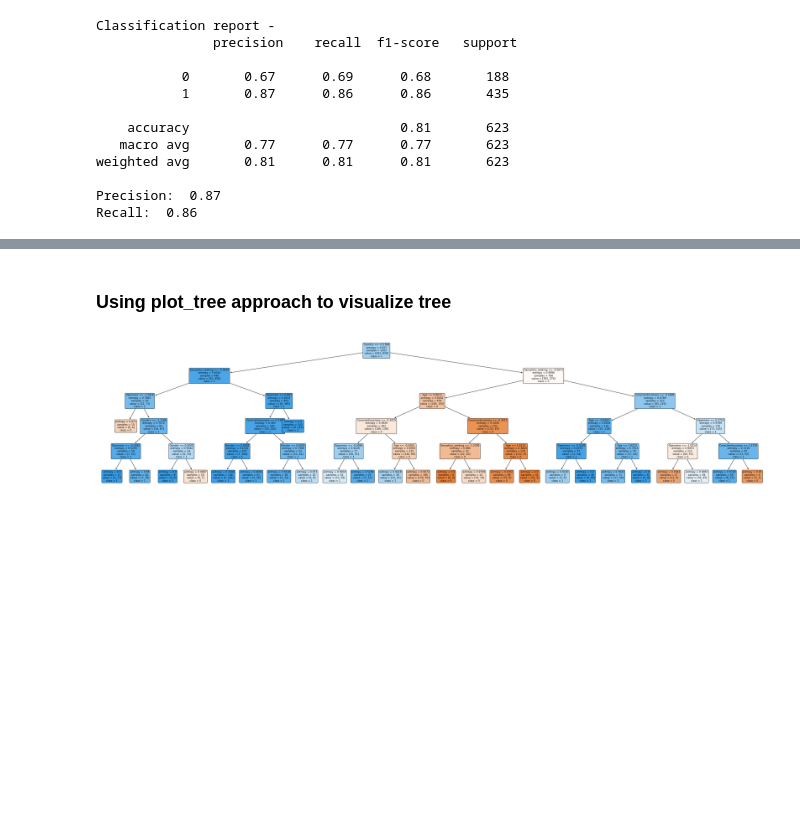
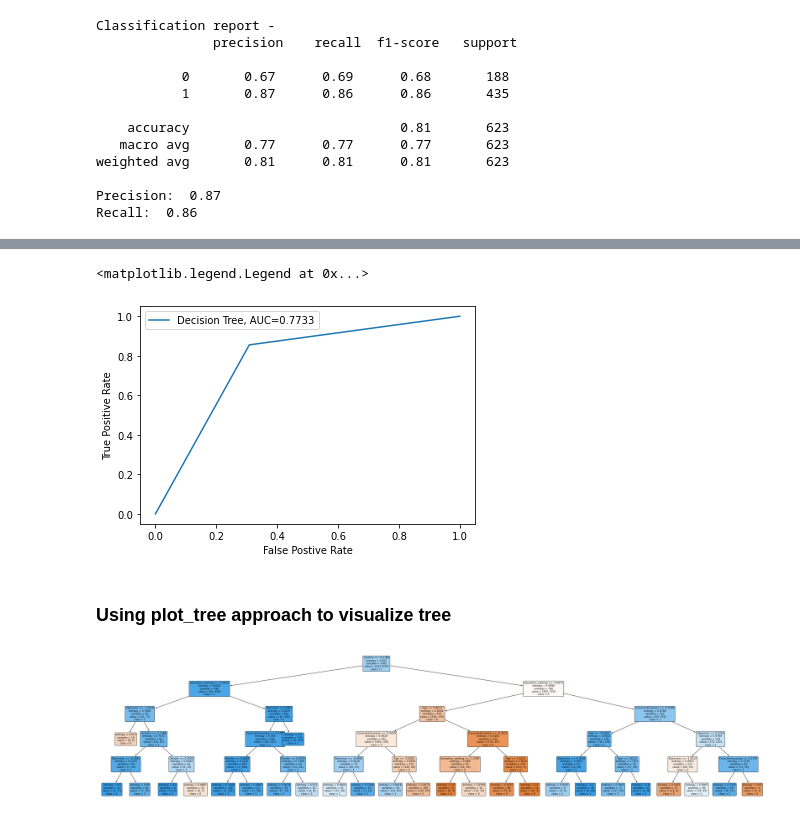
Before and after one commit to shubhamkulk/CSI5155, a Jupyter notebook: Assignment 3/Assignment 3.ipynb, the cells around one changed output, grey strips where cells are left out. Cells and saved outputs as stored; diff of their text form; code cells hidden in the pictures; blank space fills up the shorter version.

```diff
--- a/Assignment 3/Assignment 3.ipynb
+++ b/Assignment 3/Assignment 3.ipynb
@@ -169,7 +169,18 @@ Text(0.5, 1.0, 'DT Accuracy Score: 0.8058')
+# %%
+fpr, tpr, _ = metrics.roc_curve(y_cannabis_test, y_cannabis_DT_pred)
+auc = round(metrics.roc_auc_score(y_cannabis_test, y_cannabis_DT_pred), 4)
+plt.plot(fpr,tpr,label="Decision Tree, AUC="+str(auc))
+
+plt.ylabel('True Positive Rate')
+plt.xlabel('False Postive Rate')
+plt.legend()
+# %% [output]
+<matplotlib.legend.Legend at 0x...>
+[figure, added]
 # %%
 feature_names = X_cannabis.columns
-# %% [markdown]
-### Using plot_tree approach to visualize tree
+# %% [markdown]
+### Using plot_tree approach to visualize tree
 # %%
 #Visualizing Tree
 plt.figure(figsize = (43,10))
```
Also changed, not shown: parts of 8 cells of this notebook, 2 other files.
